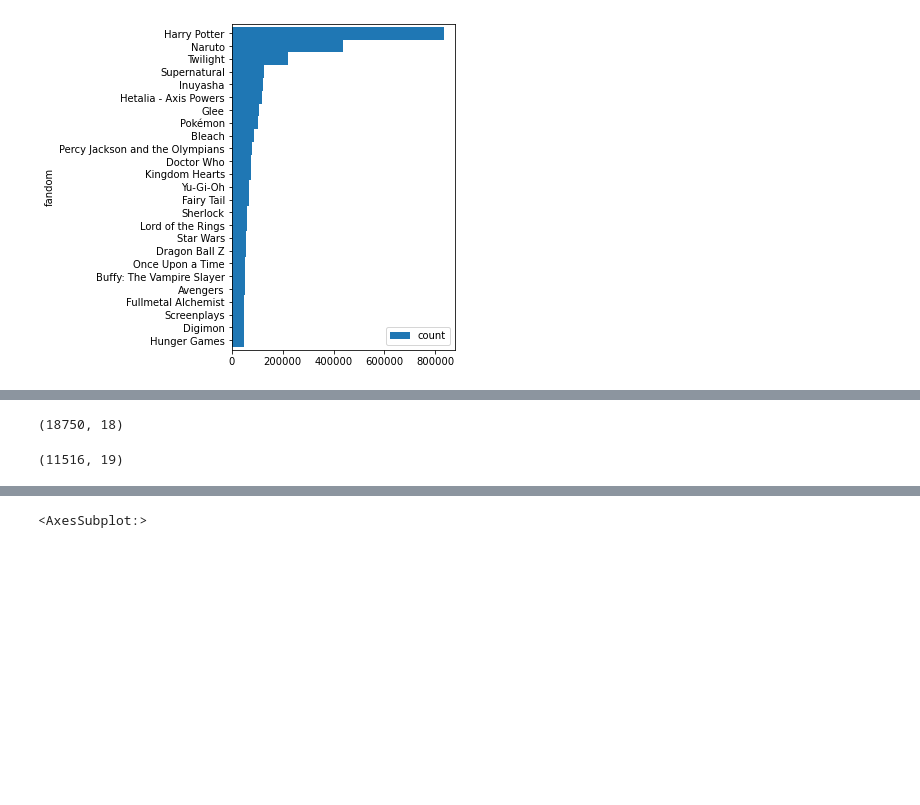
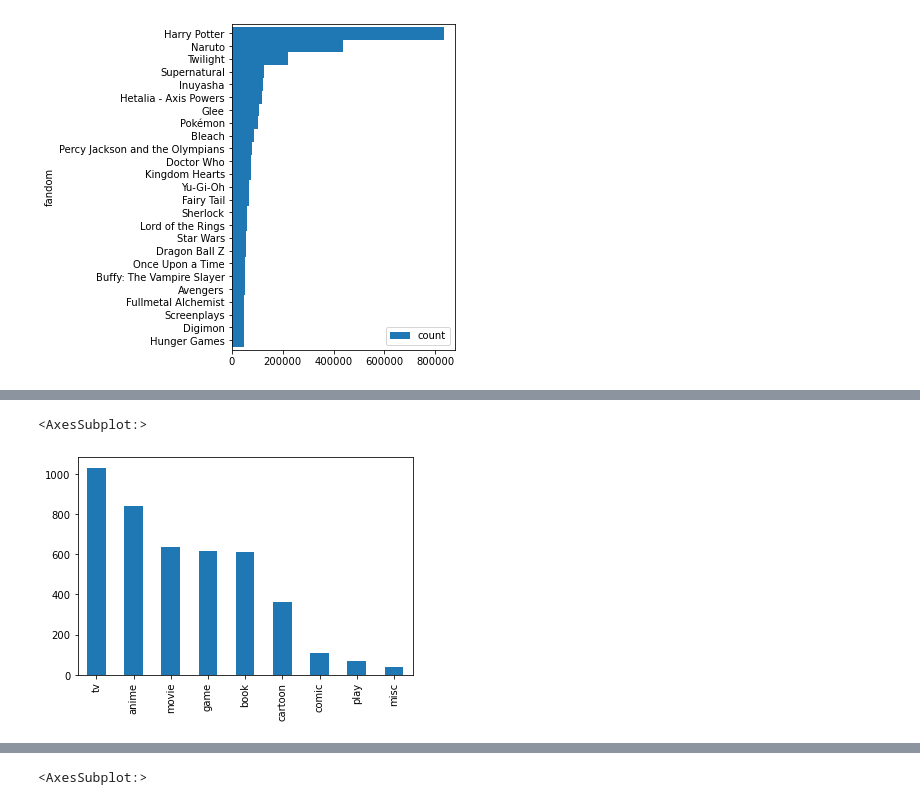
Before and after one commit to dereksov/fanfic-analysis, a Jupyter notebook: FanSoup.ipynb, the cells around one changed output, grey strips where cells are left out. Cells and saved outputs as stored; diff of their text form; code cells hidden in the pictures; blank space fills up the shorter version.

```diff
--- a/FanSoup.ipynb
+++ b/FanSoup.ipynb
@@ -206,9 +65,0 @@ dfA.characterList = dfA.characterList.apply("/".join)
-# %%
-print(dfA.shape)
-# %% [output]
-(18750, 18)
-# %%
-dfA = dfA.drop_duplicates().reset_index()
-dfA.shape
-# %% [output]
-(11516, 19)
@@ -217,0 +66,5 @@ df.to_csv('fandomstats.csv')
+# %%
+df.type.value_counts().plot.bar()
+# %% [output]
+<AxesSubplot:>
+[figure, added]
```
Also changed, not shown: parts of 22 cells of this notebook.
